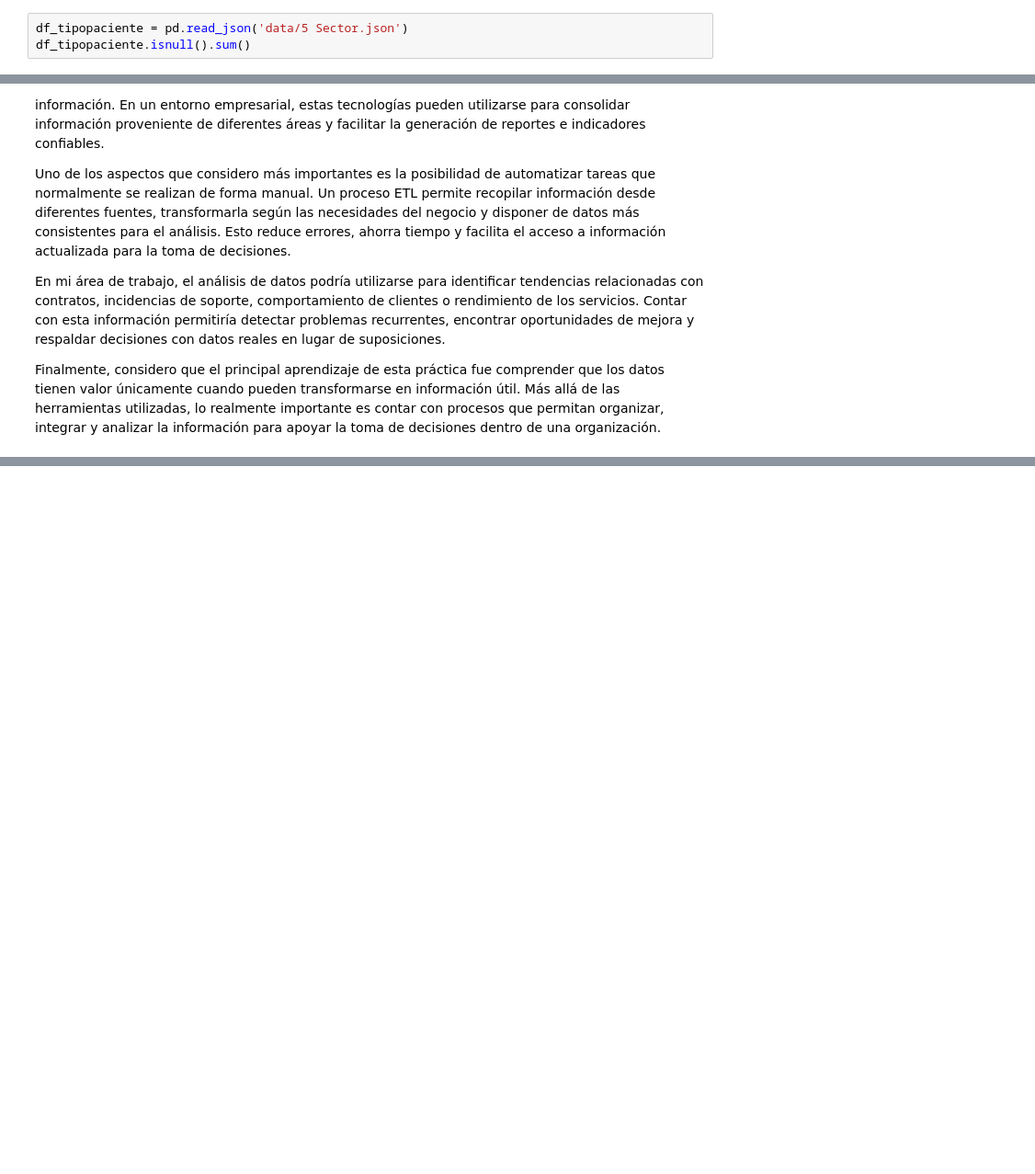
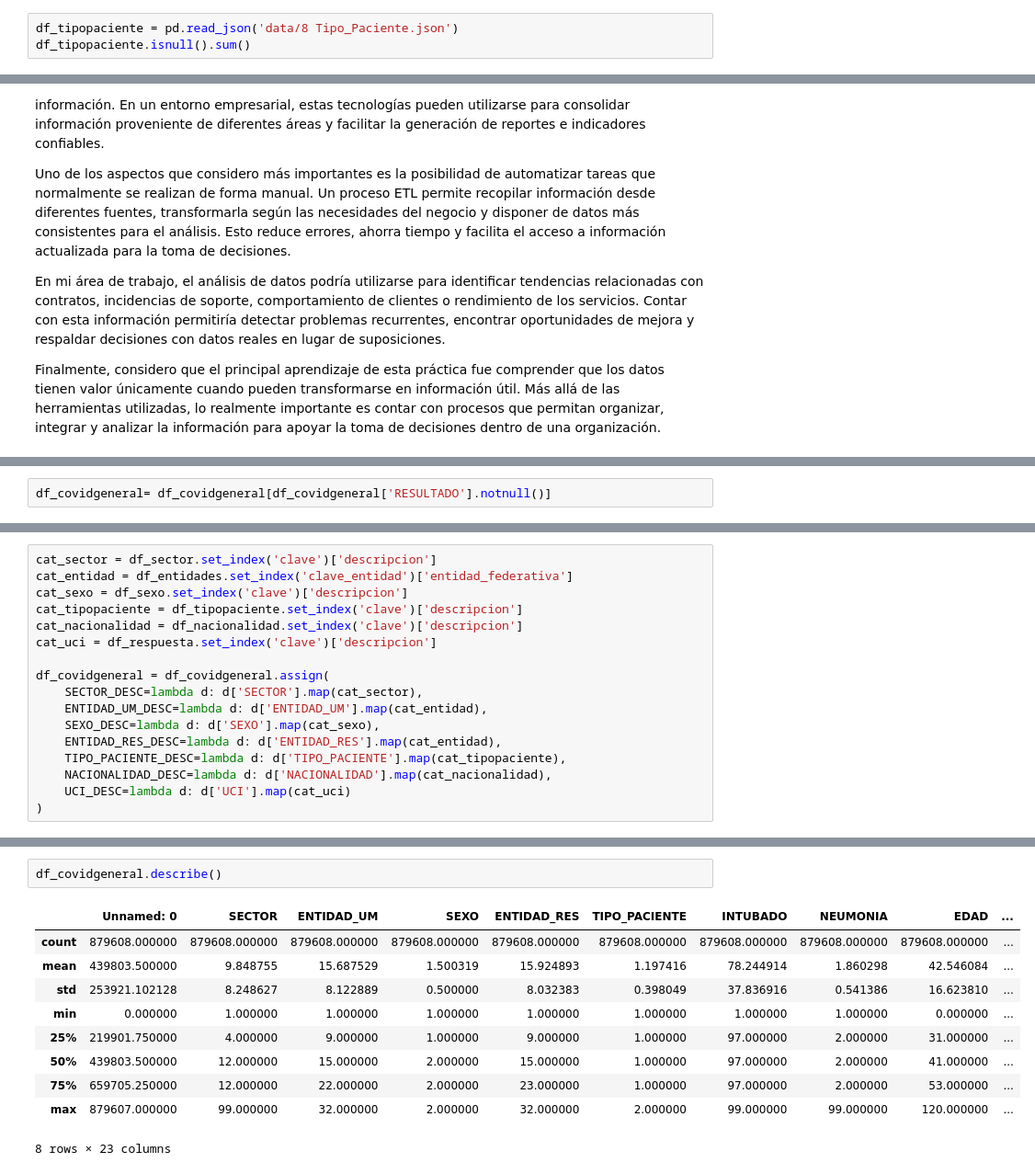
Before and after one commit to germano84-sys/BI-Clase1-G4, a Jupyter notebook: DesarrolloT1G4.ipynb, the cells around one changed output, grey strips where cells are left out. Shown at 92% size. Saved outputs shown, nothing was run; the diff lists cells and outputs as text; blank space fills up the shorter version.

```diff
--- a/DesarrolloT1G4.ipynb
+++ b/DesarrolloT1G4.ipynb
@@ -463,7 +461,7 @@ clave          0
 descripcion    0
 dtype: int64
 # %%
-df_tipopaciente = pd.read_json('data/5 Sector.json')
+df_tipopaciente = pd.read_json('data/8 Tipo_Paciente.json')
 df_tipopaciente.isnull().sum()
 # %% [output]
 clave          0
@@ -627,0 +652,2 @@ Finalmente, considero que el principal aprendizaje de esta práctica fue compren
+# %%
+df_covidgeneral= df_covidgeneral[df_covidgeneral['RESULTADO'].notnull()]
@@ -627,0 +674,17 @@ Finalmente, considero que el principal aprendizaje de esta práctica fue compren
+# %%
+cat_sector = df_sector.set_index('clave')['descripcion']
+cat_entidad = df_entidades.set_index('clave_entidad')['entidad_federativa']
+cat_sexo = df_sexo.set_index('clave')['descripcion']
+cat_tipopaciente = df_tipopaciente.set_index('clave')['descripcion']
+cat_nacionalidad = df_nacionalidad.set_index('clave')['descripcion']
+cat_uci = df_respuesta.set_index('clave')['descripcion']
+
+df_covidgeneral = df_covidgeneral.assign(
+    SECTOR_DESC=lambda d: d['SECTOR'].map(cat_sector),
+    ENTIDAD_UM_DESC=lambda d: d['ENTIDAD_UM'].map(cat_entidad),
+    SEXO_DESC=lambda d: d['SEXO'].map(cat_sexo),
+    ENTIDAD_RES_DESC=lambda d: d['ENTIDAD_RES'].map(cat_entidad),
+    TIPO_PACIENTE_DESC=lambda d: d['TIPO_PACIENTE'].map(cat_tipopaciente),
+    NACIONALIDAD_DESC=lambda d: d['NACIONALIDAD'].map(cat_nacionalidad),
+    UCI_DESC=lambda d: d['UCI'].map(cat_uci)
+)
@@ -627,0 +826,13 @@ Finalmente, considero que el principal aprendizaje de esta práctica fue compren
+# %%
+df_covidgeneral.describe()
+# %% [output]
+|  | Unnamed: 0 | SECTOR | ENTIDAD_UM | SEXO | ENTIDAD_RES | TIPO_PACIENTE | INTUBADO | NEUMONIA | EDAD | ... |
+| count | 879608.000000 | 879608.000000 | 879608.000000 | 879608.000000 | 879608.000000 | 879608.000000 | 879608.000000 | 879608.000000 | 879608.000000 | ... |
+| mean | 439803.500000 | 9.848755 | 15.687529 | 1.500319 | 15.924893 | 1.197416 | 78.244914 | 1.860298 | 42.546084 | ... |
+| std | 253921.102128 | 8.248627 | 8.122889 | 0.500000 | 8.032383 | 0.398049 | 37.836916 | 0.541386 | 16.623810 | ... |
+| min | 0.000000 | 1.000000 | 1.000000 | 1.000000 | 1.000000 | 1.000000 | 1.000000 | 1.000000 | 0.000000 | ... |
+| 25% | 219901.750000 | 4.000000 | 9.000000 | 1.000000 | 9.000000 | 1.000000 | 97.000000 | 2.000000 | 31.000000 | ... |
+| 50% | 439803.500000 | 12.000000 | 15.000000 | 2.000000 | 15.000000 | 1.000000 | 97.000000 | 2.000000 | 41.000000 | ... |
+| 75% | 659705.250000 | 12.000000 | 22.000000 | 2.000000 | 23.000000 | 1.000000 | 97.000000 | 2.000000 | 53.000000 | ... |
+| max | 879607.000000 | 99.000000 | 32.000000 | 2.000000 | 32.000000 | 2.000000 | 99.000000 | 99.000000 | 120.000000 | ... |
+8 rows × 23 columns
```
Also changed, not shown: parts of 48 cells of this notebook, 1 other file.
